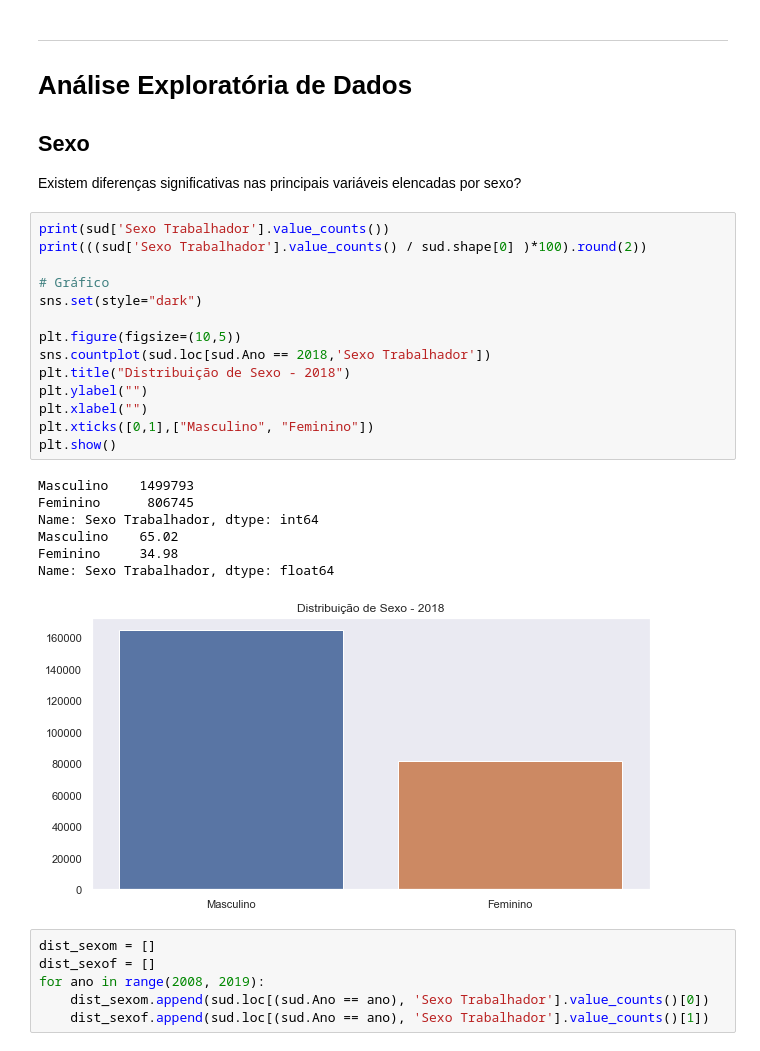
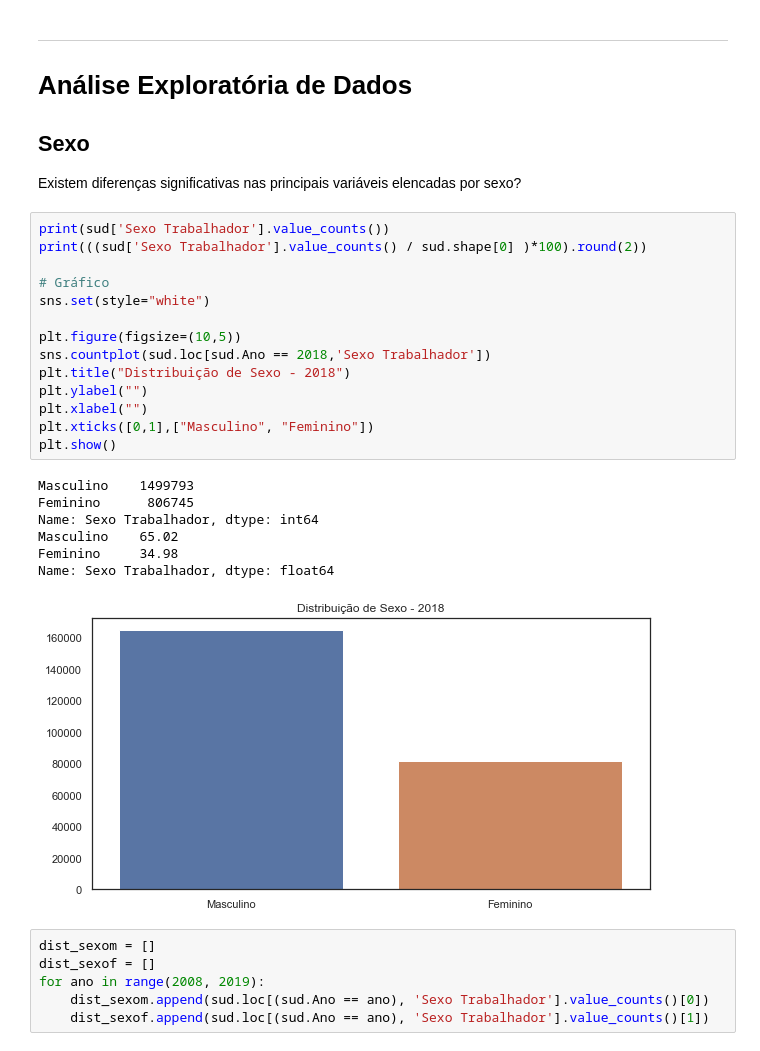
Before and after one commit to neylsoncrepalde/diversidade_mercado_ia, a Jupyter notebook: src/exploratoria.ipynb, the cells around one changed output. Drawn from its saved outputs; the diff is of its cells as text.

```diff
--- a/src/exploratoria.ipynb
+++ b/src/exploratoria.ipynb
@@ -162,25 +162,25 @@ Existem diferenças significativas nas principais variáveis elencadas por sexo?
 # %%
 print(sud['Sexo Trabalhador'].value_counts())
 print(((sud['Sexo Trabalhador'].value_counts() / sud.shape[0] )*100).round(2))
 
 # Gráfico
-sns.set(style="dark")
+sns.set(style="white")
 
 plt.figure(figsize=(10,5))
 sns.countplot(sud.loc[sud.Ano == 2018,'Sexo Trabalhador'])
 plt.title("Distribuição de Sexo - 2018")
 plt.ylabel("")
 plt.xlabel("")
 plt.xticks([0,1],["Masculino", "Feminino"])
 plt.show()
 # %% [output]
 Masculino    1499793
 Feminino      806745
 Name: Sexo Trabalhador, dtype: int64
 Masculino    65.02
 Feminino     34.98
 Name: Sexo Trabalhador, dtype: float64
-[figure, old version]
+[figure, new version]
 # %%
 dist_sexom = []
 dist_sexof = []
```
Also changed, not shown: parts of 9 cells of this notebook, 1 other file.
